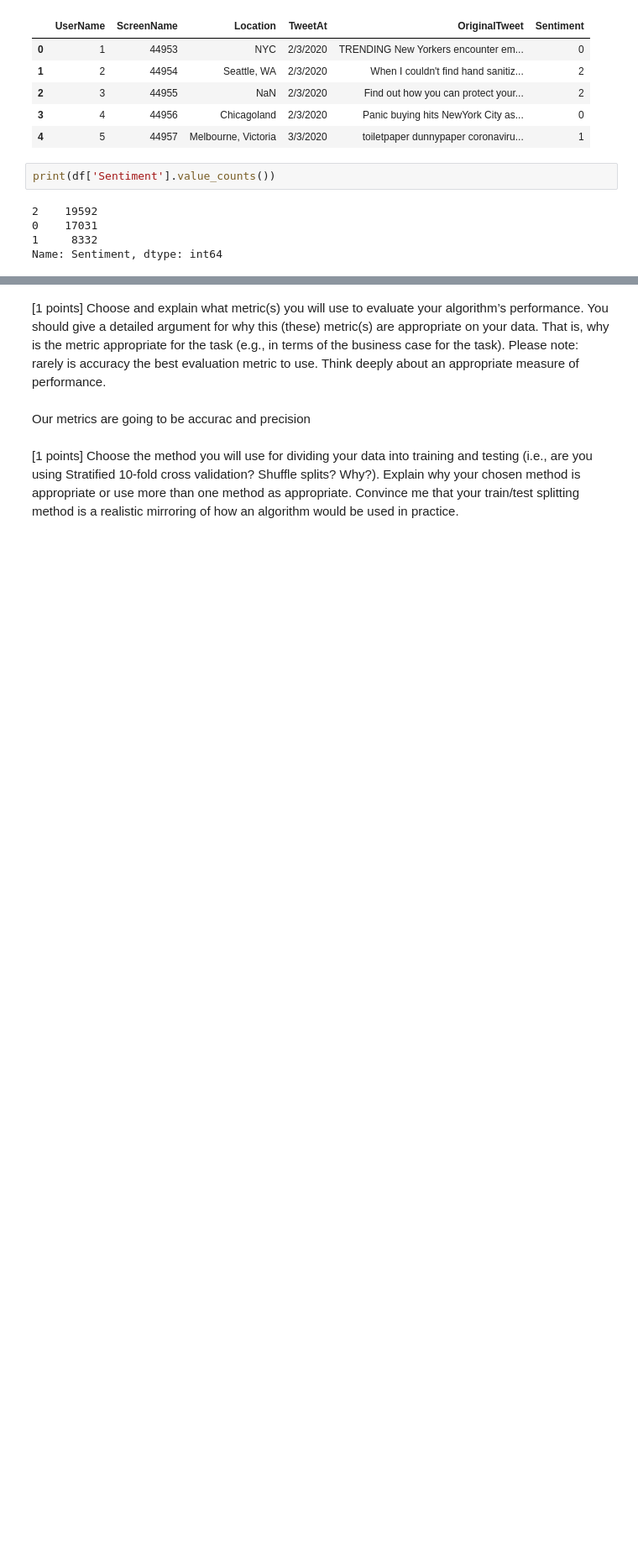
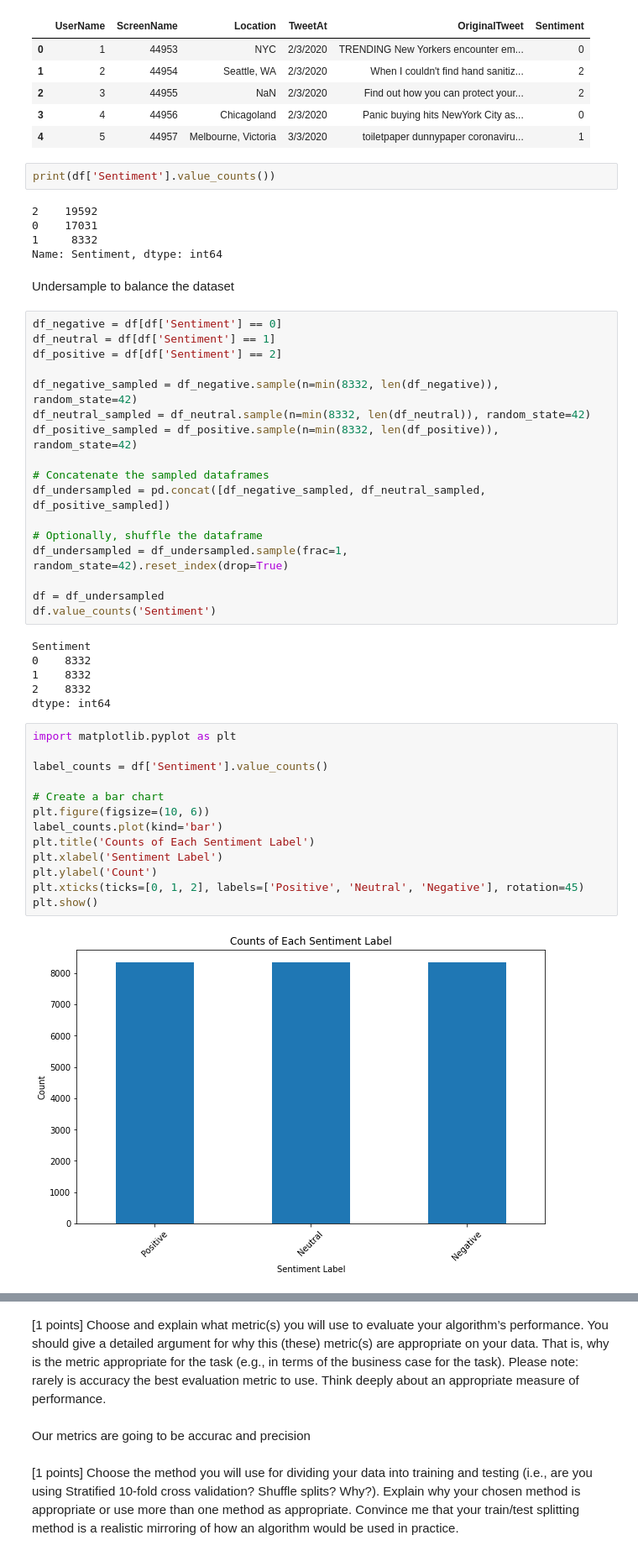
Before and after one commit to katielaird/ML_Lab_7, a Jupyter notebook: cameron.ipynb, the cells around one changed output, grey strips where cells are left out. Shown at 84% size. Drawn from its saved outputs; the diff is of its cells as text; blank space fills up the shorter version.

```diff
--- a/cameron.ipynb
+++ b/cameron.ipynb
@@ -81,3 +82,43 @@ print(df['Sentiment'].value_counts())
 0    17031
 1     8332
 Name: Sentiment, dtype: int64
+# %% [markdown]
+Undersample to balance the dataset
+# %%
+df_negative = df[df['Sentiment'] == 0]
+df_neutral = df[df['Sentiment'] == 1]
+df_positive = df[df['Sentiment'] == 2]
+
+df_negative_sampled = df_negative.sample(n=min(8332, len(df_negative)), random_state=42)
+df_neutral_sampled = df_neutral.sample(n=min(8332, len(df_neutral)), random_state=42)
+df_positive_sampled = df_positive.sample(n=min(8332, len(df_positive)), random_state=42)
+
+# Concatenate the sampled dataframes
+df_undersampled = pd.concat([df_negative_sampled, df_neutral_sampled, df_positive_sampled])
+
+# Optionally, shuffle the dataframe
+df_undersampled = df_undersampled.sample(frac=1, random_state=42).reset_index(drop=True)
+
+df = df_undersampled
+df.value_counts('Sentiment')
+# %% [output]
+Sentiment
+0    8332
+1    8332
+2    8332
+dtype: int64
+# %%
+import matplotlib.pyplot as plt
+
+label_counts = df['Sentiment'].value_counts()
+
+# Create a bar chart
+plt.figure(figsize=(10, 6))
+label_counts.plot(kind='bar')
+plt.title('Counts of Each Sentiment Label')
+plt.xlabel('Sentiment Label')
+plt.ylabel('Count')
+plt.xticks(ticks=[0, 1, 2], labels=['Positive', 'Neutral', 'Negative'], rotation=45)
+plt.show()
+# %% [output]
+[figure, added]
```
Also changed, not shown: parts of 8 cells of this notebook, 1 other file.
